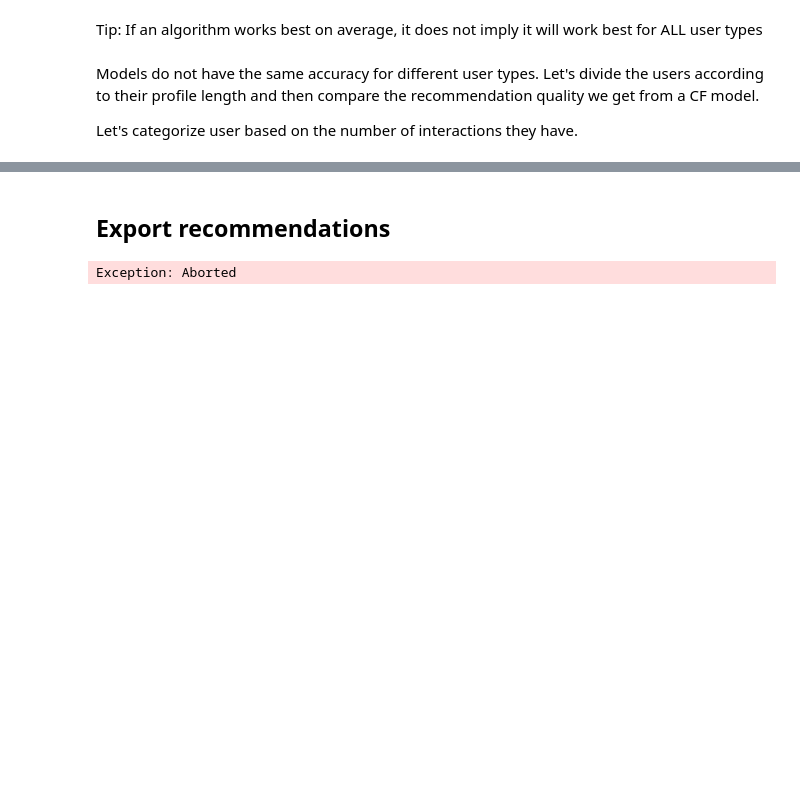
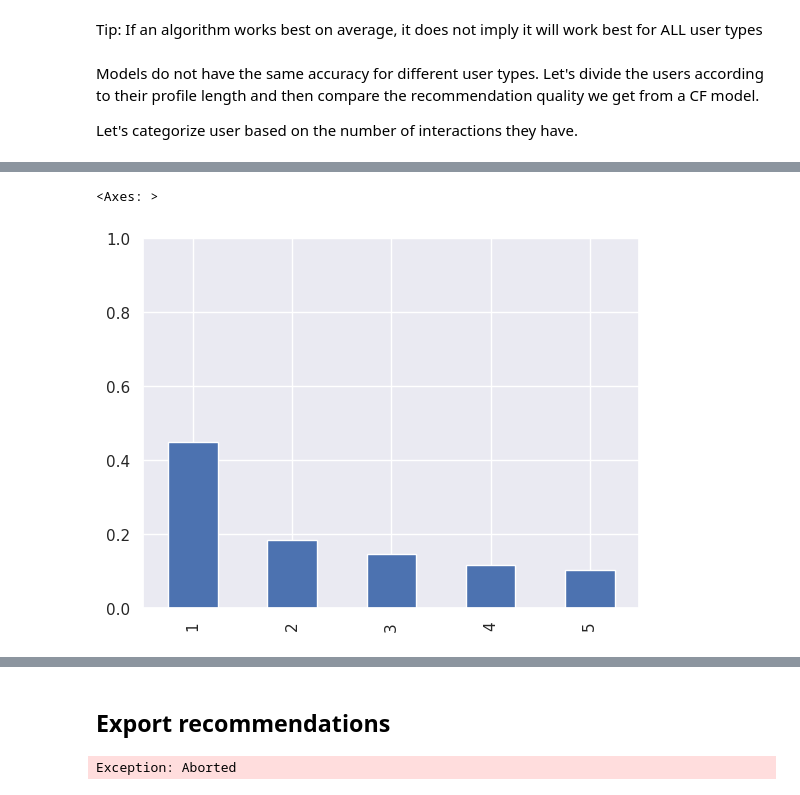
Before and after one commit to tomaz-suller/recsys, a Jupyter notebook: 9-tomaz-suller-submission.ipynb, the cells around one changed output, grey strips where cells are left out. Saved outputs shown, nothing was run; the diff lists cells and outputs as text; code cells hidden in the pictures; blank space fills up the shorter version.

```diff
--- a/9-tomaz-suller-submission.ipynb
+++ b/9-tomaz-suller-submission.ipynb
@@ -703,0 +890,7 @@ The recommendation quality of the three algorithms changes depending on the user
+# %%
+recommendations_train_df.groupby("user").value_counts(subset=["value"]).value_counts(
+    normalize=True
+).plot.bar(ylim=(0, 1))
+# %% [output]
+<Axes: >
+[figure, added]
```
Also changed, not shown: parts of 52 cells of this notebook.
